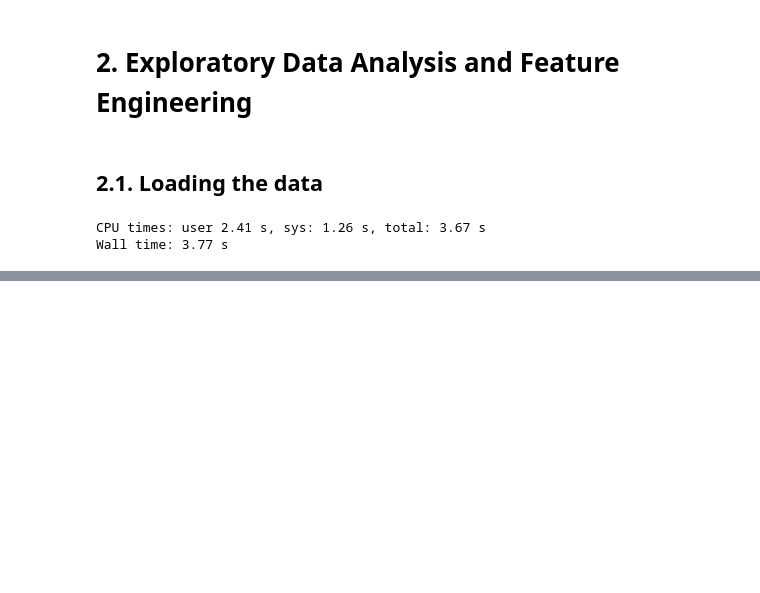
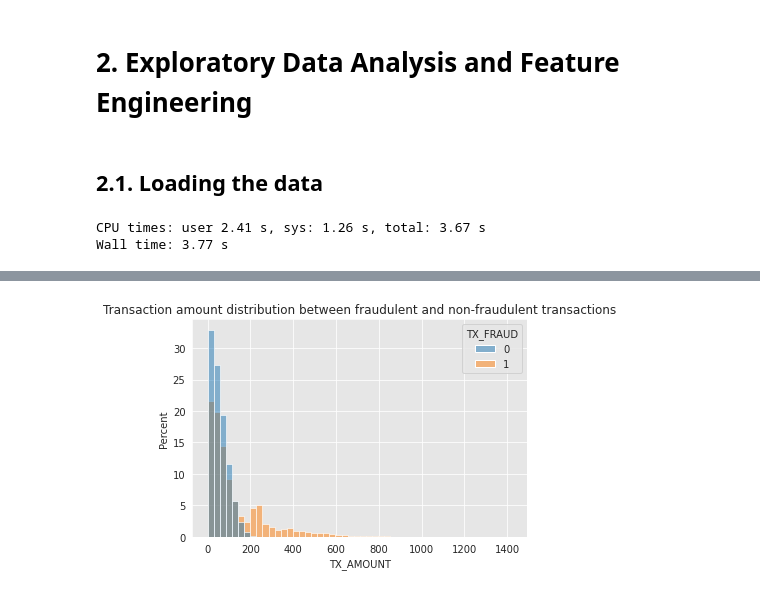
Before and after one commit to edsoncezar16/credit_card_fraud_detection, a Jupyter notebook: sh4ck.ipynb, the cells around one changed output, grey strips where cells are left out. Cells and saved outputs as stored; diff of their text form; code cells hidden in the pictures; blank space fills up the shorter version.

```diff
--- a/sh4ck.ipynb
+++ b/sh4ck.ipynb
@@ -537,0 +609,6 @@ Wall time: 3.77 s
+# %%
+# visualize relation between transaction amounts and frauds
+ax = sns.histplot(x='TX_AMOUNT', hue='TX_FRAUD', data=transactions_df, stat='percent', bins=50, common_norm=False)
+ax.set_title('Transaction amount distribution between fraudulent and non-fraudulent transactions');
+# %% [output]
+[figure, added]
```
Also changed, not shown: parts of 15 cells of this notebook.
